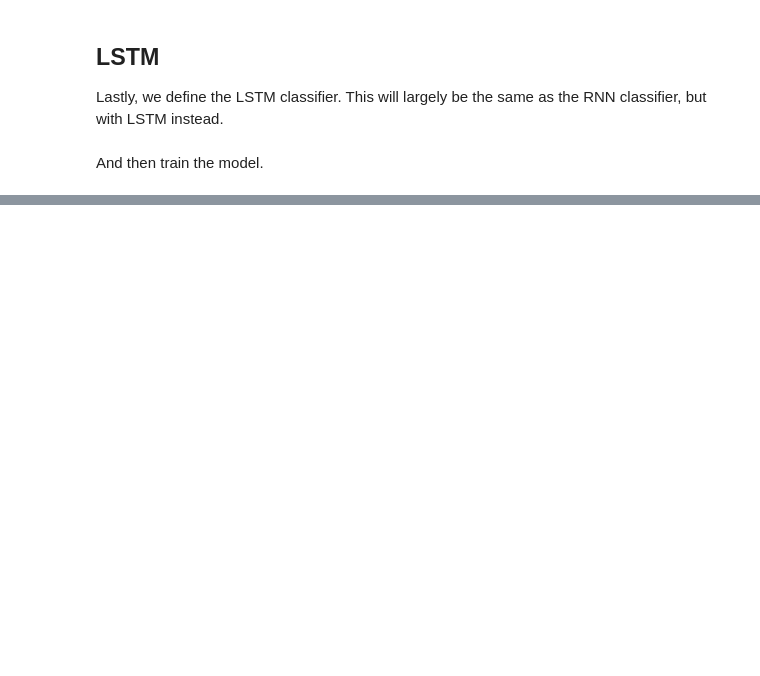
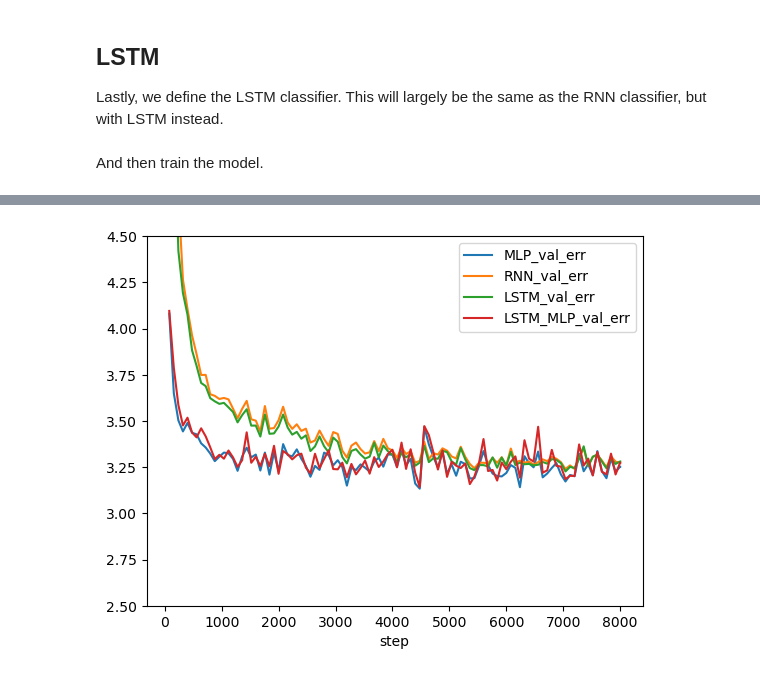
Before and after one commit to TreeLeef/nhl-performance-forecasting, a Jupyter notebook: worksheet.ipynb, the cells around one changed output, grey strips where cells are left out. Saved outputs shown, nothing was run; the diff lists cells and outputs as text; code cells hidden in the pictures; blank space fills up the shorter version.

```diff
--- a/worksheet.ipynb
+++ b/worksheet.ipynb
@@ -879,0 +1008,4 @@ show_metrics('LSTM')
+# %%
+show_metrics(['MLP', 'RNN', 'LSTM', 'LSTM_MLP'], show_train=False)
+# %% [output]
+[figure, added]
```
Also changed, not shown: parts of 22 cells of this notebook.
